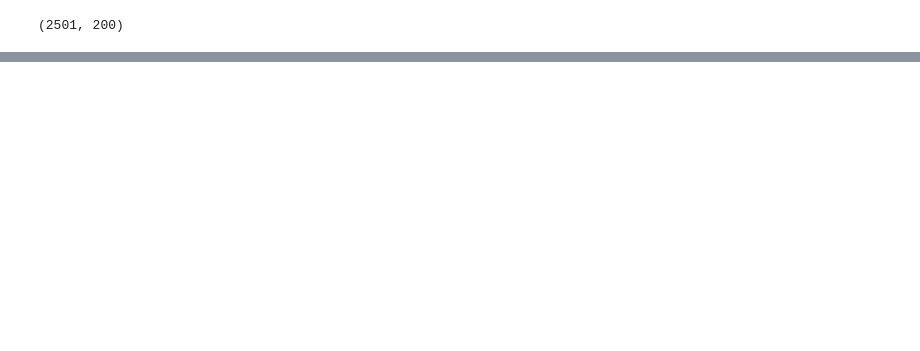
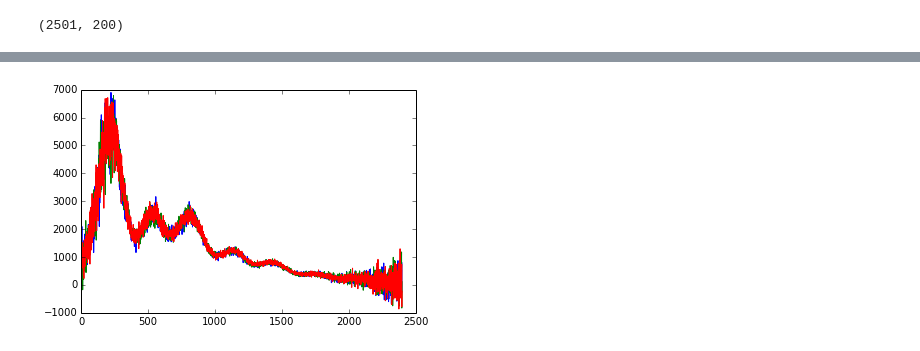
Before and after one commit to bfollinprm/cmbfittest, a Jupyter notebook: src/test.ipynb, the cells around one changed output, grey strips where cells are left out. Cells and saved outputs as stored; diff of their text form; code cells hidden in the pictures; blank space fills up the shorter version.

```diff
--- a/src/test.ipynb
+++ b/src/test.ipynb
@@ -65,3 +74,10 @@ observation = experiment.fiducial_cl[:2501] + normal(np.zeros(2501), experiment.
+# %%
+clobs = loadtxt('../clobs.csv', delimiter = ',')
+plot(clobs[:,2:])
+observation = experiment.fiducial_cl[:2501].copy()
+observation[clobs[:,0].astype('int')] = clobs[:,4]
+# %% [output]
+[figure, added]
 # %%
 cloud = simulate.gauss_approx(observation = observation, covariance = experiment.covariance)
 # %%
```
Also changed, not shown: parts of 23 cells of this notebook.
